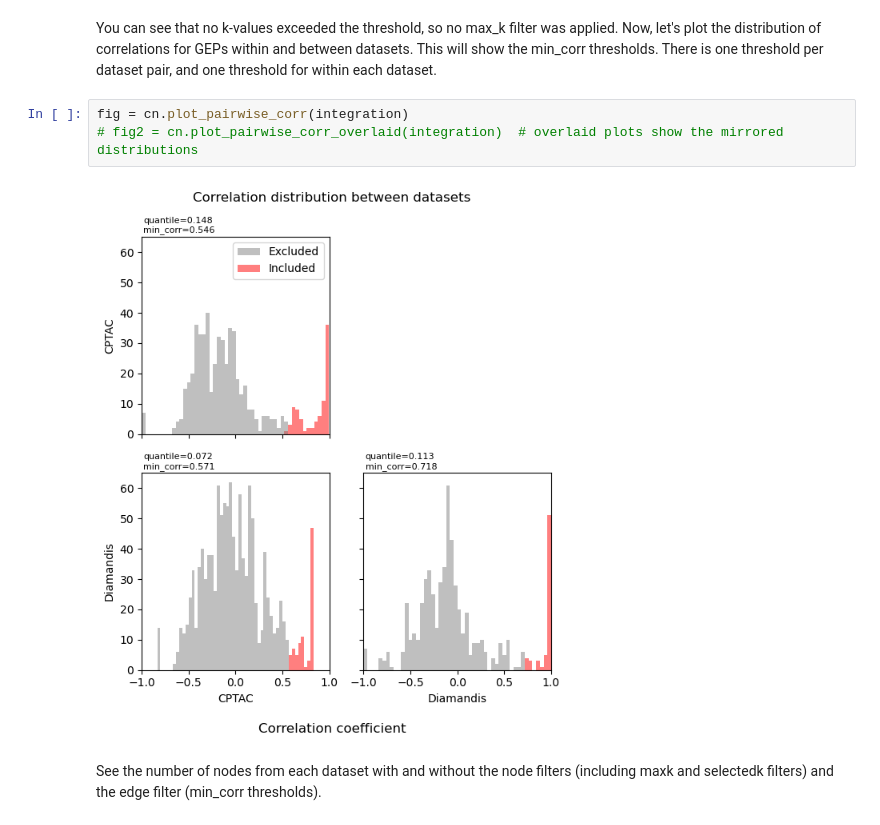
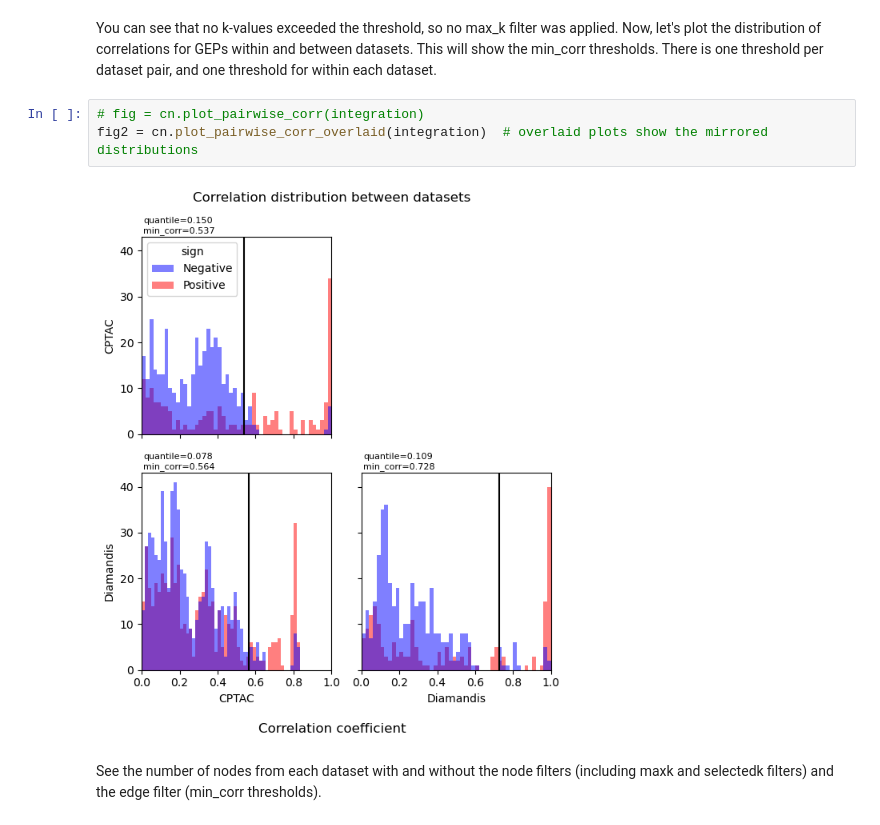
Before and after one commit to MorrissyLab/mosaicMPI, a Jupyter notebook: example/tutorial.ipynb, the cells around one changed output. Saved outputs shown, nothing was run; the diff lists cells and outputs as text.

```diff
--- a/example/tutorial.ipynb
+++ b/example/tutorial.ipynb
@@ -259,10 +268,10 @@ fig = cn.plot_rank_reduction(integration)
 # %% [markdown]
 You can see that no k-values exceeded the threshold, so no max_k filter was applied. Now, let's plot the distribution of correlations for GEPs within and between datasets. This will show the min_corr thresholds. There is one threshold per dataset pair, and one threshold for within each dataset.
 # %%
-fig = cn.plot_pairwise_corr(integration)
-# fig2 = cn.plot_pairwise_corr_overlaid(integration)  # overlaid plots show the mirrored distributions
+# fig = cn.plot_pairwise_corr(integration)
+fig2 = cn.plot_pairwise_corr_overlaid(integration)  # overlaid plots show the mirrored distributions
 # %% [output]
-[figure, old version]
+[figure, new version]
 # %% [markdown]
 See the number of nodes from each dataset with and without the node filters (including maxk and selectedk filters) and the edge filter (min_corr thresholds).
 # %%
```
Also changed, not shown: parts of 38 cells of this notebook, 10 other files.
